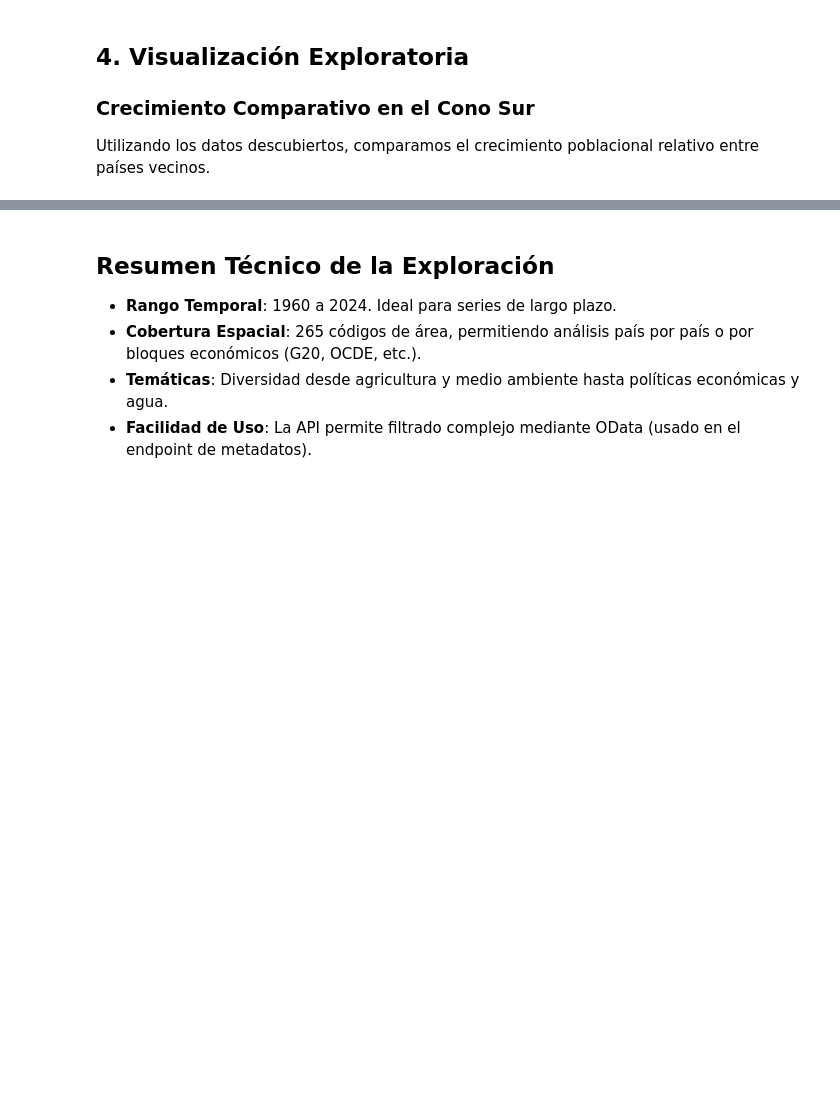
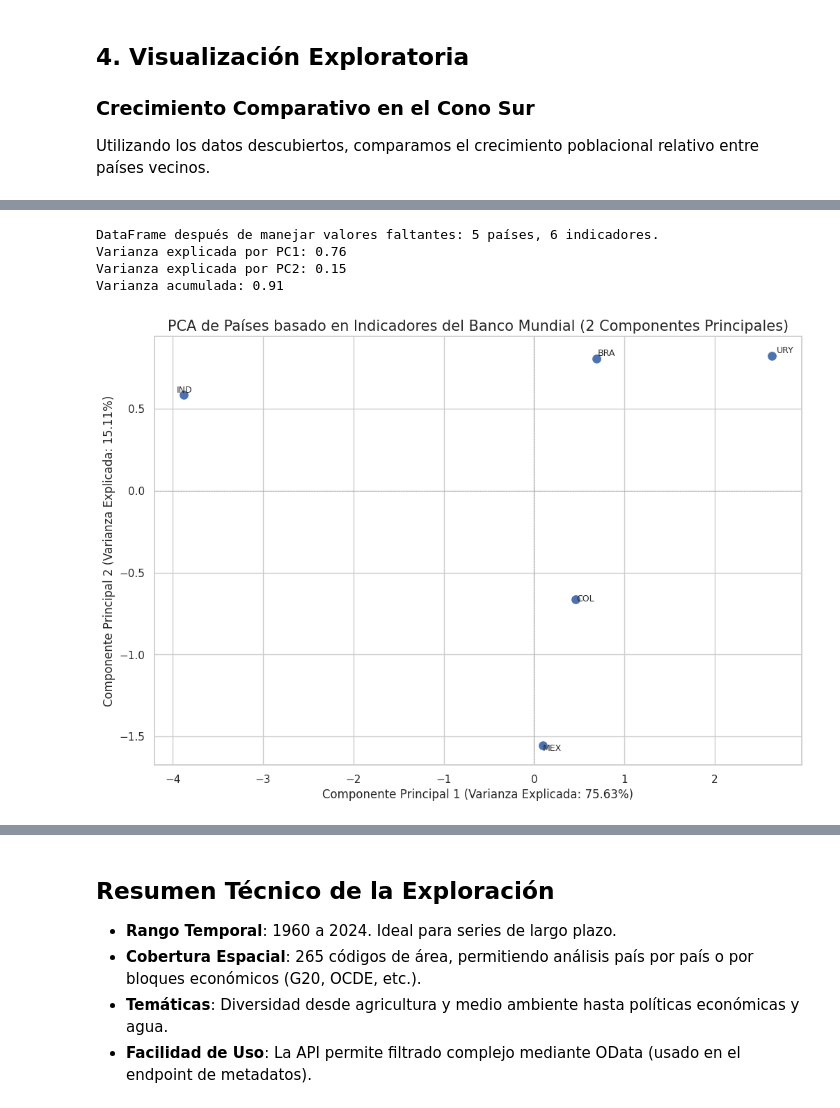
Before and after one commit to juanmg1984/infovis, a Jupyter notebook: data360_exploration.ipynb, the cells around one changed output, grey strips where cells are left out. Saved outputs shown, nothing was run; the diff lists cells and outputs as text; code cells hidden in the pictures; blank space fills up the shorter version.

```diff
--- a/data360_exploration.ipynb
+++ b/data360_exploration.ipynb
@@ -94,0 +236,58 @@ plt.show()
+# %%
+from sklearn.preprocessing import StandardScaler
+from sklearn.decomposition import PCA
+import matplotlib.pyplot as plt
+import seaborn as sns
+
+# 1. Manejo de Valores Faltantes
+# Eliminar columnas con todos los valores NaN (indicadores que no se encontraron)
+df_pca_cleaned = df_pca_input.dropna(axis=1, how='all')
+
+# Eliminar filas con cualquier valor NaN restante (países con datos incompletos)
+df_pca_cleaned = df_pca_cleaned.dropna(axis=0)
+
+print(f"DataFrame después de manejar valores faltantes: {df_pca_cleaned.shape[0]} países, {df_pca_cleaned.shape[1]} indicadores.")
+
+# Asegurarse de que hay datos suficientes para PCA
+if df_pca_cleaned.empty or df_pca_cleaned.shape[1] < 2:
+    print("No hay suficientes datos o indicadores después de la limpieza para realizar PCA.")
+else:
+    # 2. Escalado de Datos
+    scaler = StandardScaler()
+    scaled_data = scaler.fit_transform(df_pca_cleaned)
+
+    # Convertir a DataFrame para mantener los nombres de las columnas si es necesario para depuración
+    scaled_df = pd.DataFrame(scaled_data, columns=df_pca_cleaned.columns, index=df_pca_cleaned.index)
+
+    # 3. Aplicar PCA
+    pca = PCA(n_components=2)
+    principal_components = pca.fit_transform(scaled_data)
+
+    # Crear un DataFrame con las componentes principales
+    pca_df = pd.DataFrame(data=principal_components, columns=['PC1', 'PC2'], index=df_pca_cleaned.index)
+
+    print(f"Varianza explicada por PC1: {pca.explained_variance_ratio_[0]:.2f}")
+    print(f"Varianza explicada por PC2: {pca.explained_variance_ratio_[1]:0.2f}")
+    print(f"Varianza acumulada: {pca.explained_variance_ratio_.sum():.2f}")
+
+    # 4. Visualización
+    plt.figure(figsize=(12, 8))
+    sns.scatterplot(x='PC1', y='PC2', data=pca_df, s=100)
+
+    # Añadir etiquetas a los puntos (códigos de país)
+    for i, country in enumerate(pca_df.index):
+        plt.text(pca_df['PC1'].iloc[i] * 1.02, pca_df['PC2'].iloc[i] * 1.02, country, fontsize=9)
+
+    plt.title('PCA de Países basado en Indicadores del Banco Mundial (2 Componentes Principales)', fontsize=15)
+    plt.xlabel(f'Componente Principal 1 (Varianza Explicada: {pca.explained_variance_ratio_[0]*100:.2f}%)')
+    plt.ylabel(f'Componente Principal 2 (Varianza Explicada: {pca.explained_variance_ratio_[1]*100:.2f}%)')
+    plt.grid(True)
+    plt.axhline(0, color='grey', linestyle='--', linewidth=0.5)
+    plt.axvline(0, color='grey', linestyle='--', linewidth=0.5)
+    plt.show()
+# %% [output]
+DataFrame después de manejar valores faltantes: 5 países, 6 indicadores.
+Varianza explicada por PC1: 0.76
+Varianza explicada por PC2: 0.15
+Varianza acumulada: 0.91
+[figure, added]
```
Also changed, not shown: parts of 9 cells of this notebook.
